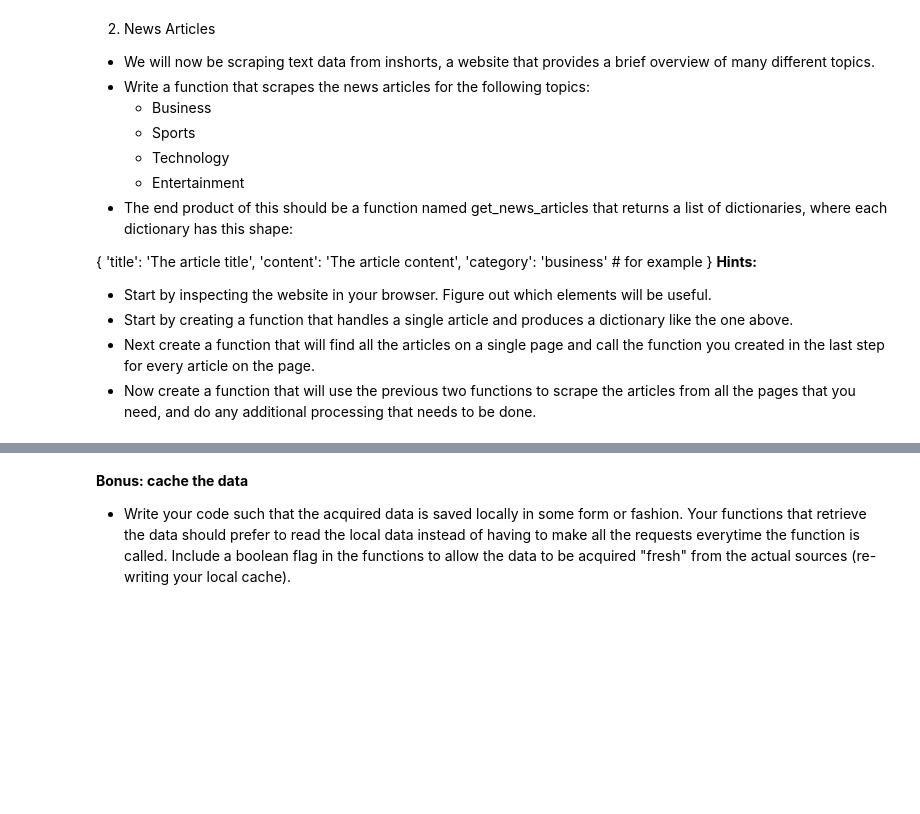
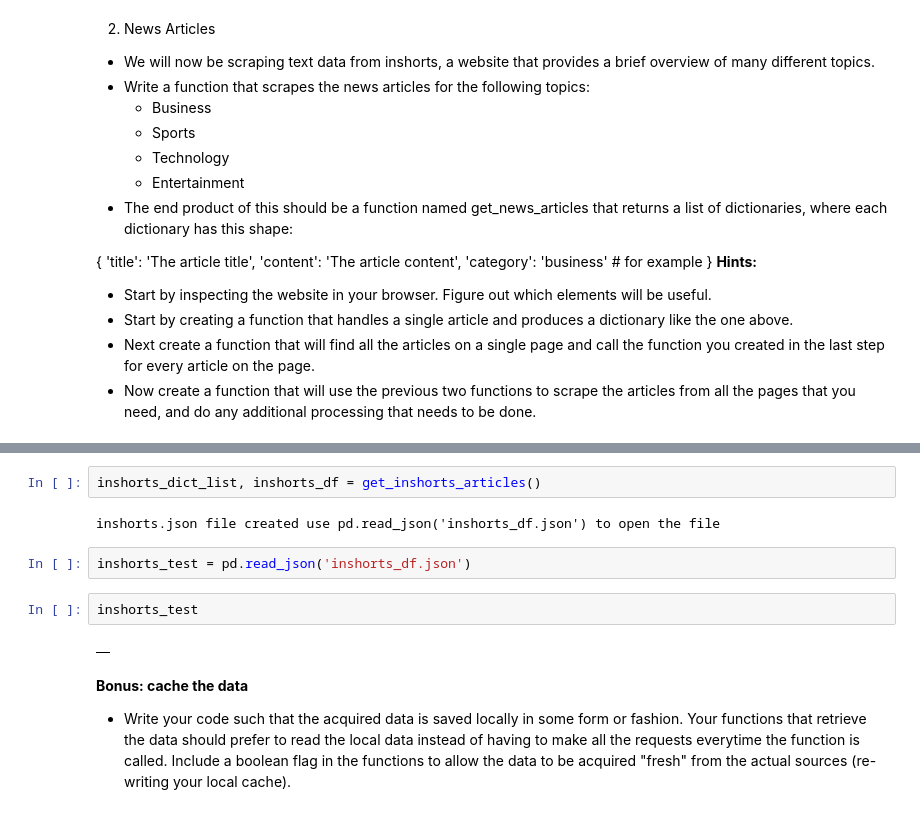
Before and after one commit to RyvynYoung/natural-language-processing-exercises, a Jupyter notebook: data_acquistion.ipynb, the cells around one changed output, grey strips where cells are left out. Drawn from its saved outputs; the diff is of its cells as text; blank space fills up the shorter version.

```diff
--- a/data_acquistion.ipynb
+++ b/data_acquistion.ipynb
@@ -144,3 +264,13 @@ cdate =
+# %%
+inshorts_dict_list, inshorts_df = get_inshorts_articles()
+# %% [output]
+inshorts.json file created use pd.read_json('inshorts_df.json') to open the file
+# %%
+inshorts_test = pd.read_json('inshorts_df.json')
+# %%
+inshorts_test
+# %% [output]
+|  |
 # %% [markdown]
 **Bonus: cache the data**
 - Write your code such that the acquired data is saved locally in some form or fashion. Your functions that retrieve the data should prefer to read the local data instead of having to make all the requests everytime the function is called. Include a boolean flag in the functions to allow the data to be acquired "fresh" from the actual sources (re-writing your local cache).
```
Also changed, not shown: parts of 12 cells of this notebook, 1 other file.
